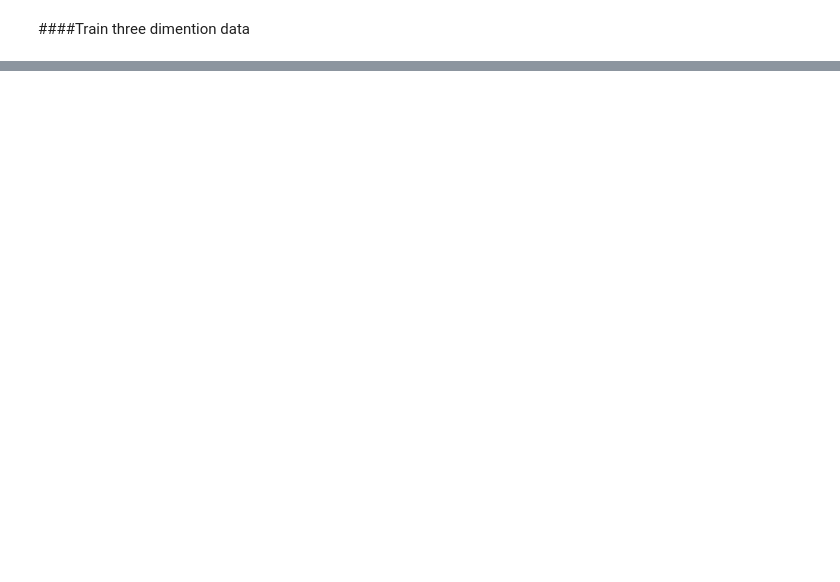
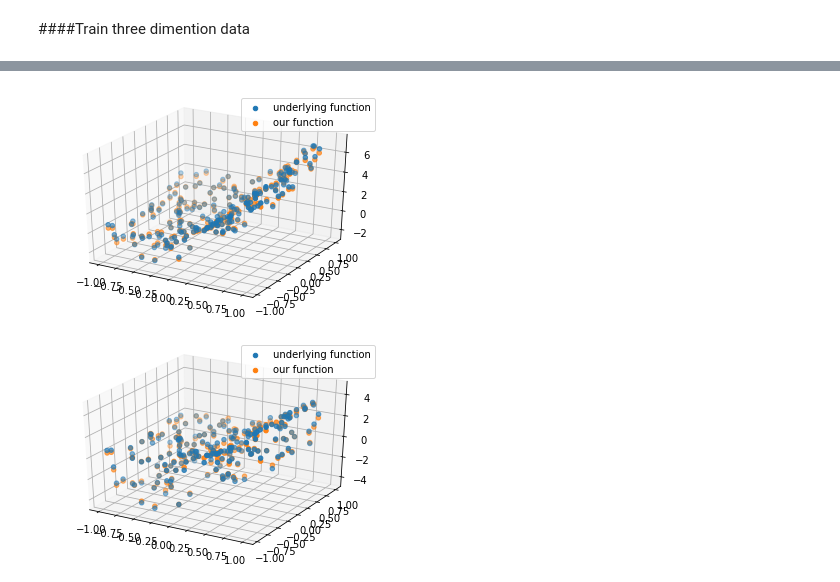
Before and after one commit to YuxingW/deep_learning, a Jupyter notebook: hw3/numpy_nn.ipynb, the cells around one changed output, grey strips where cells are left out. Cells and saved outputs as stored; diff of their text form; code cells hidden in the pictures; blank space fills up the shorter version.

```diff
--- a/hw3/numpy_nn.ipynb
+++ b/hw3/numpy_nn.ipynb
@@ -218,6 +192,9 @@ fig = plot_3d(x, y_true[:, 0], y_pred[:, 0])
 # %% [markdown]
 ####Train three dimention data
 # %%
-fit(x, y_true, model=linear, loss=loss, lr=0.1, num_epochs=80)
-#plot_3d(x, y_true, linear(x))
+fit(x, y_true, model=nonlinear, loss=loss, lr=0.1, num_epochs=200)
+#plot_3d(x, y_true, nonlinear(x))
+y_pred = nonlinear(x)
+fig = plot_3d(x, y_true[:, 0], y_pred[:, 0])
+fig = plot_3d(x, y_true[:, 1], y_pred[:, 1])
 # %% [output]
@@ -240,0 +211,2 @@ Epoch 79, loss 0.15724915453939364
+[figure, added]
+[figure, added]
```
Also changed, not shown: parts of 11 cells of this notebook.
